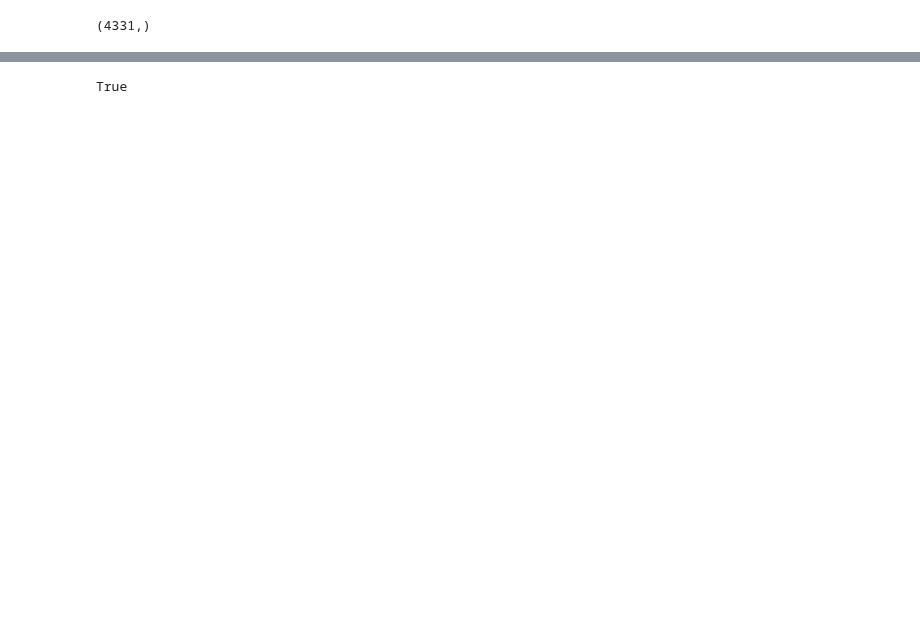
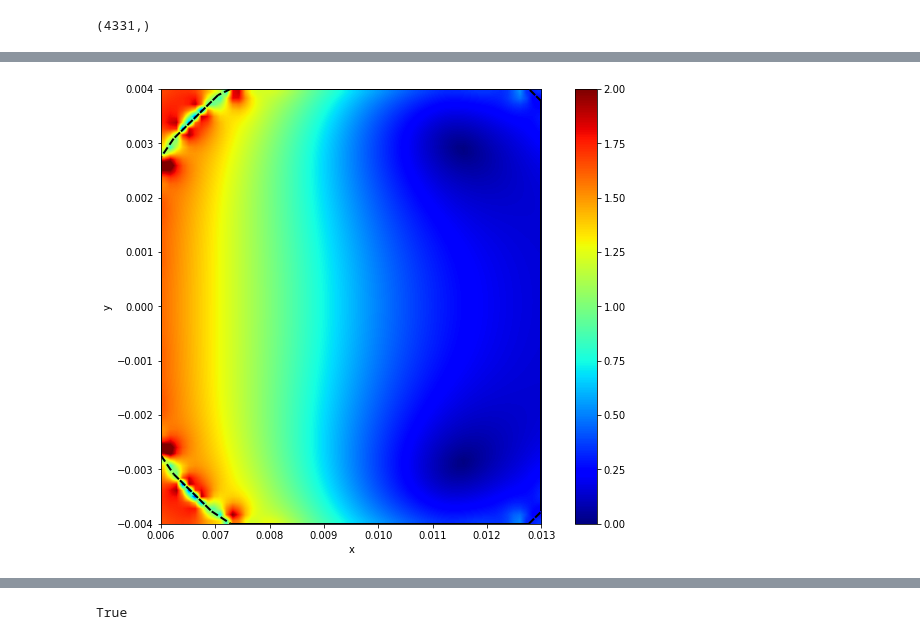
Before and after one commit to optimuslib/optimus, a Jupyter notebook: notebooks/Multiple domains-copy-Copy2.ipynb, the cells around one changed output, grey strips where cells are left out. Saved outputs shown, nothing was run; the diff lists cells and outputs as text; code cells hidden in the pictures; blank space fills up the shorter version.

```diff
--- a/notebooks/Multiple domains-copy-Copy2.ipynb
+++ b/notebooks/Multiple domains-copy-Copy2.ipynb
@@ -172,3 +170,17 @@ plt.show()
+# %%
+fig = plt.figure(figsize=(12, 8))
+plt.imshow(np.abs(pp_2d.total_field_reshaped), extent=pp_2d.bounding_box, clim=(0,2), cmap='jet',
+           interpolation='bilinear')
+if len(pp_2d.domains_edges):
+    for i, j in pp_2d.domains_edges:
+        plt.plot(i, j, color = 'black', linestyle='dashed' ,linewidth=2)
+
+plt.xlabel('x')
+plt.ylabel('y')
+plt.colorbar()
+plt.show()
+# %% [output]
+[figure, added]
 # %%
 # ppu_2d = optimus.postprocess.PostProcess_UserDefined(model,verbose=True)
 # %%
```
Also changed, not shown: parts of 20 cells of this notebook, 2 other files.
